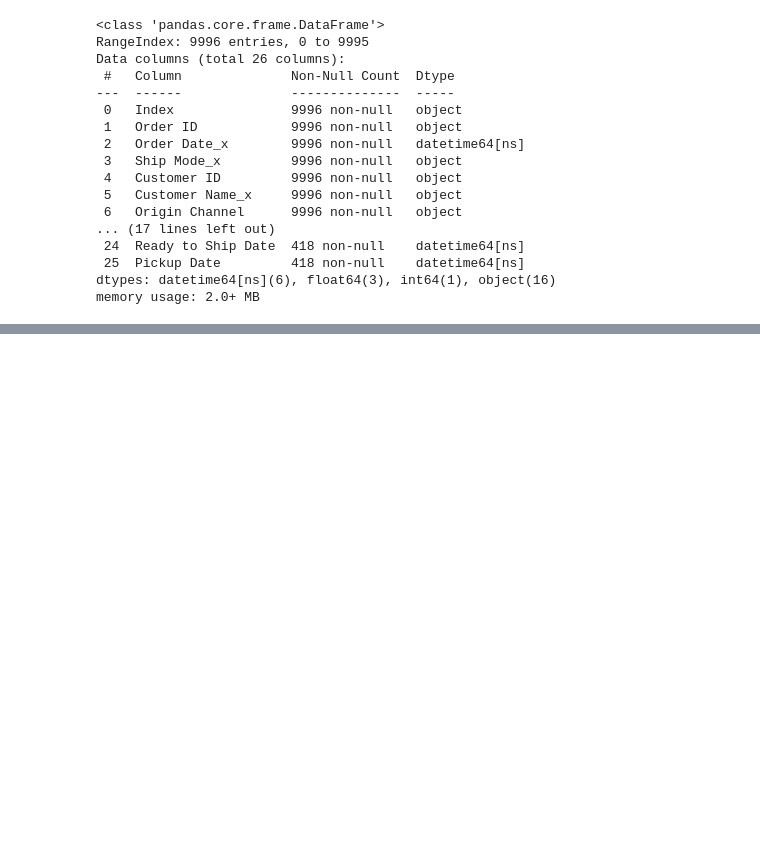
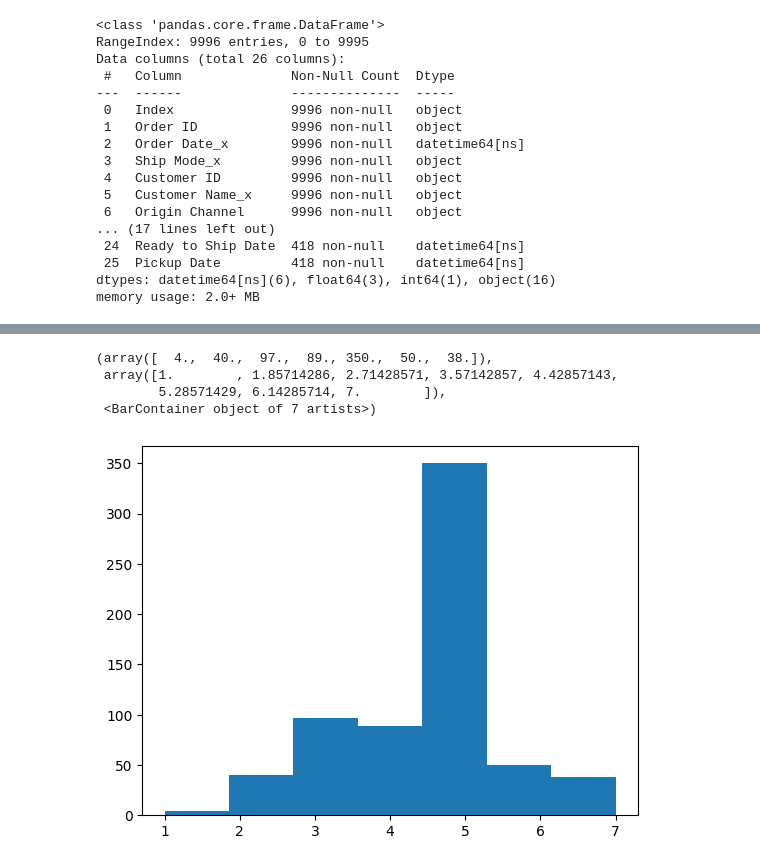
Before and after one commit to NourSaf/muesli-project, a Jupyter notebook: initial_data_inspection_and_cleaning.ipynb, the cells around one changed output, grey strips where cells are left out. Drawn from its saved outputs; the diff is of its cells as text; code cells hidden in the pictures; blank space fills up the shorter version.

```diff
--- a/initial_data_inspection_and_cleaning.ipynb
+++ b/initial_data_inspection_and_cleaning.ipynb
@@ -498,0 +587,8 @@ memory usage: 2.0+ MB
+# %%
+plt.hist(x = delivery_time_histogram, bins = 7)
+# %% [output]
+(array([  4.,  40.,  97.,  89., 350.,  50.,  38.]),
+ array([1.        , 1.85714286, 2.71428571, 3.57142857, 4.42857143,
+        5.28571429, 6.14285714, 7.        ]),
+ <BarContainer object of 7 artists>)
+[figure, added]
```
Also changed, not shown: parts of 46 cells of this notebook, 1 other file.
